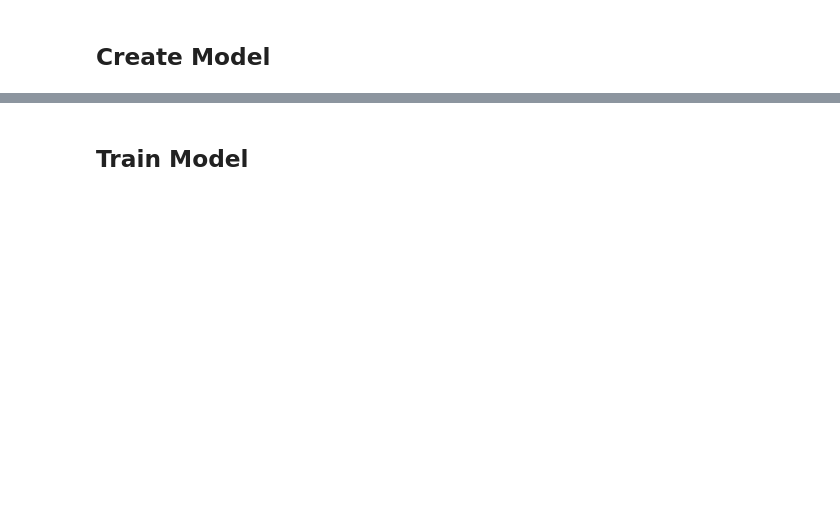
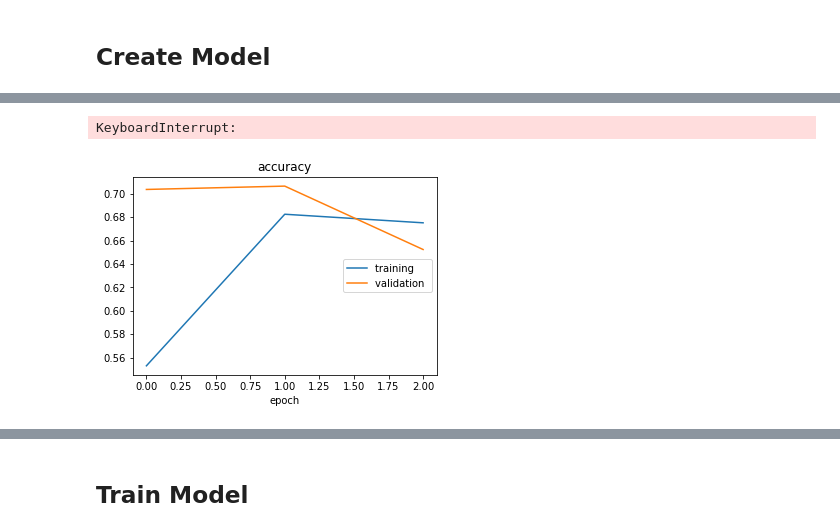
Before and after one commit to cmccaffe/NozPiker, a Jupyter notebook: workbook/TF_Run.ipynb, the cells around one changed output, grey strips where cells are left out. Drawn from its saved outputs; the diff is of its cells as text; code cells hidden in the pictures; blank space fills up the shorter version.

```diff
--- a/workbook/TF_Run.ipynb
+++ b/workbook/TF_Run.ipynb
@@ -35,0 +133,7 @@ train_images, train_labels, class_names = NZ.CreateTrainingData(store,size)
+# %%
+test_images_sm = np.zeros((len(test_images), 100, 100))
+
+for idx in range(len(test_images)):
+    img = test_images[idx, :, :]
+    img_sm = cv2.resize(img, (100, 100), interpolation=cv2.INTER_CUBIC)
+    test_images_sm[idx, :, :] = img_sm
@@ -35,0 +149,3 @@ train_images, train_labels, class_names = NZ.CreateTrainingData(store,size)
+# %%
+train_images_sm = np.asarray(train_images_sm).reshape((819, 100, 100, 1))
+test_images_sm = np.asarray(test_images_sm).reshape((351, 100, 100, 1))
@@ -66,3 +172,50 @@ _________________________________________________________________
+# %%
+import time
+
+denselayers = [0, 1, 2]
+layersizes = [32, 64, 128]
+convlayers = [1, 2, 3]
+
+for denselayer in denselayers:
+    for layersize in layersizes:
+        for convlayer in convlayers:
+            NAME = "{}_conv_{}_nodes_{}_dense_{}".format(convlayer, layersize, denselayer, int(time.time()))
+            print(NAME)
+
+            model = keras.models.Sequential()
+
+            model.add(keras.layers.Conv2D(layersize, (3,3),input_shape=[100,100,1]))
+            model.add(keras.layers.Activation('relu'))
+            model.add(keras.layers.MaxPooling2D(pool_size=(2,2)))
+
+            for l in range(convlayer-1):
+                model.add(keras.layers.Conv2D(layersize, (3,3)))
+                model.add(keras.layers.Activation('relu'))
+                model.add(keras.layers.MaxPooling2D(pool_size=(2,2)))
+
+            model.add(keras.layers.Flatten())
+
+            for l in range(denselayer):
+                model.add(keras.layers.Dense(layersize))
+                model.add(keras.layers.Activation('relu'))
+
+            model.add(keras.layers.Dense(len(class_names)))
+            model.add(keras.layers.Activation('sigmoid'))
+
+            tensorboard = tf.keras.callbacks.TensorBoard(log_dir=DATA_DIR+'logs/{}'.format(NAME))
+
+            model.compile(optimizer = 'adam',
+                  loss = tf.losses.SparseCategoricalCrossentropy(from_logits=True),
+                  metrics = ['accuracy'])
+
+            model.fit(train_images_sm,
+              train_labels,
+              epochs=5,
+              validation_data = (test_images_sm,test_labels),
+              callbacks=[PlotLossesKeras()])
+# %% [output]
+KeyboardInterrupt:
+[figure, added]
 # %%
 # Create a basic model instance
 model = create_model()
```
Also changed, not shown: parts of 39 cells of this notebook, 3 other files.
